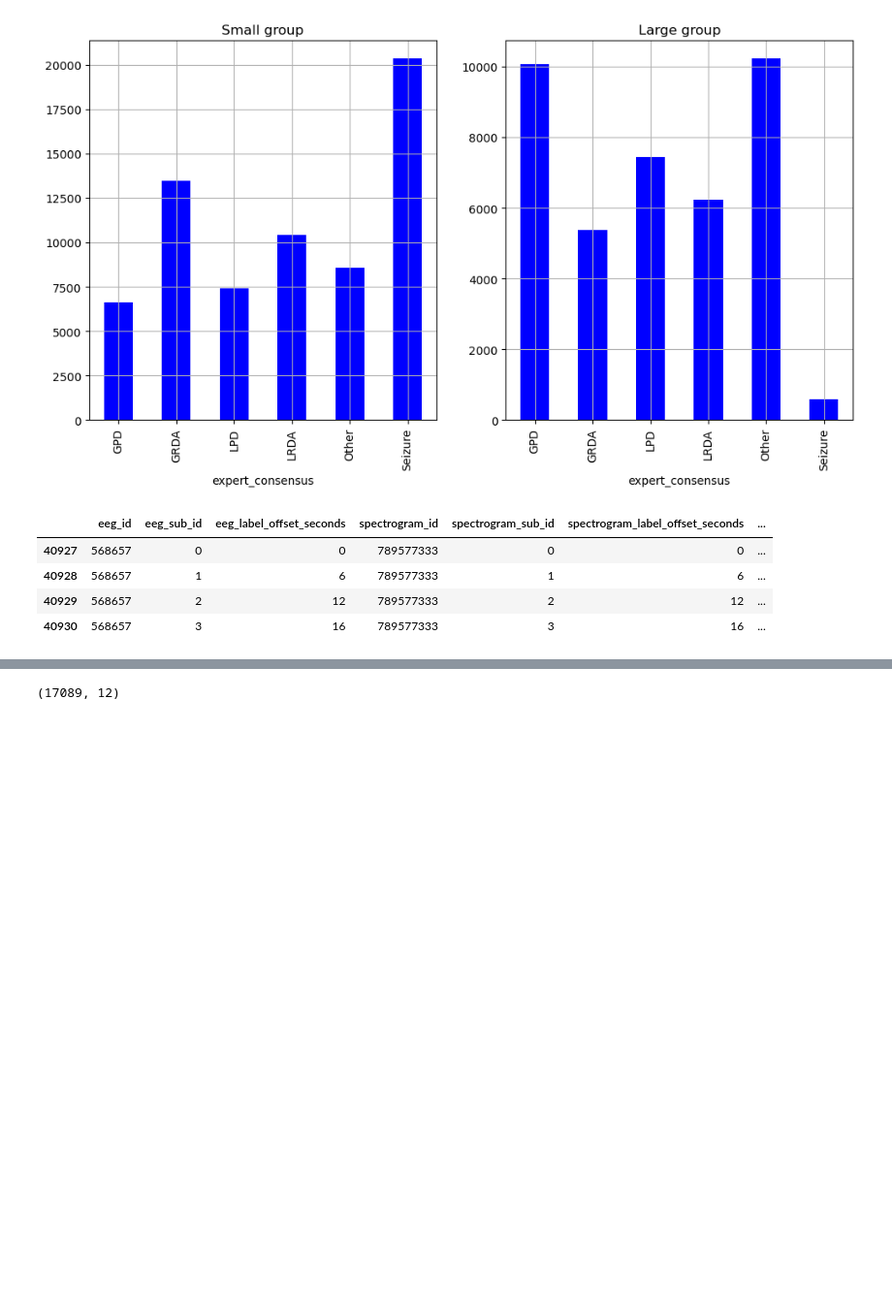
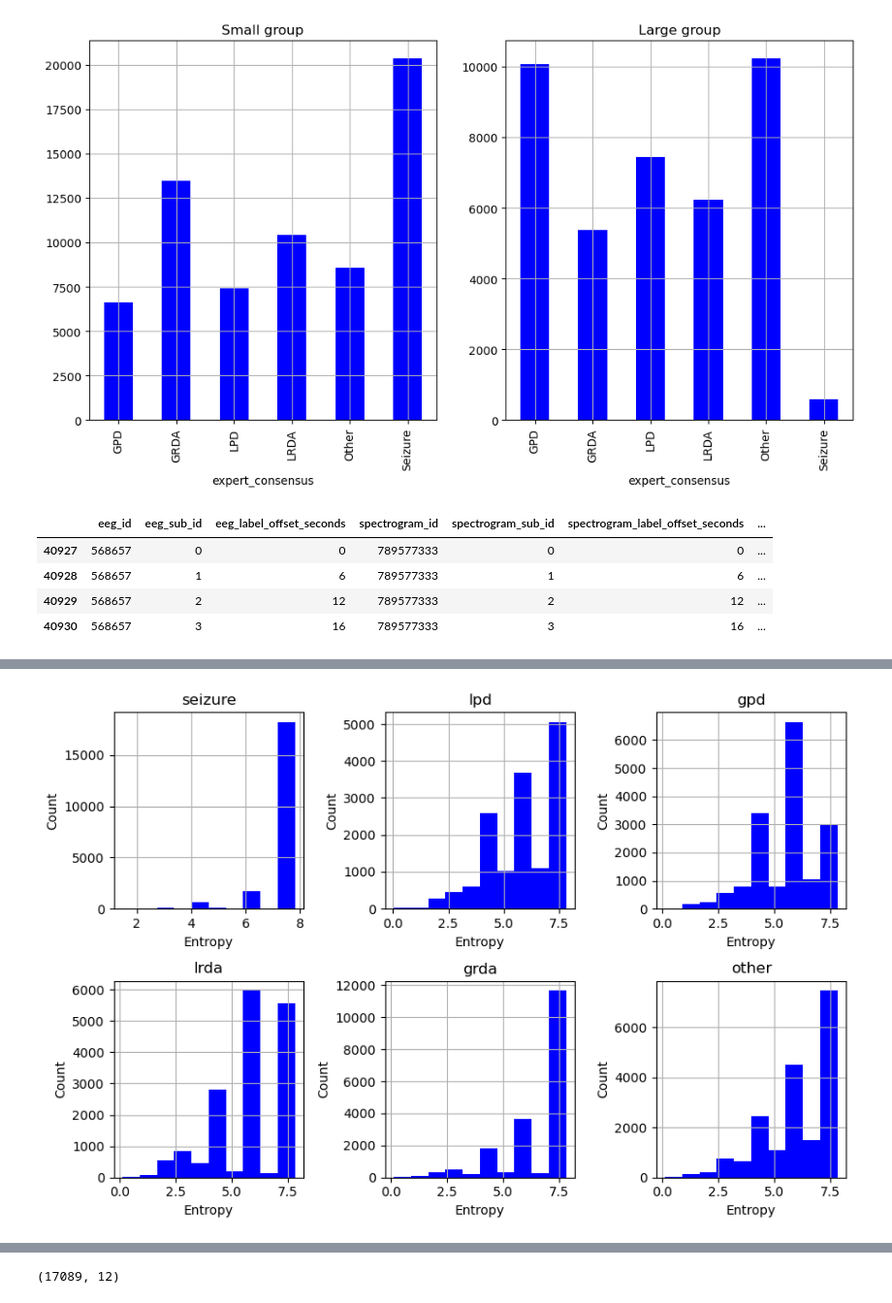
Before and after one commit to AzimuthLI/kaggle_hms, a Jupyter notebook: notebooks/EDA.ipynb, the cells around one changed output, grey strips where cells are left out. Shown at 97% size. Drawn from its saved outputs; the diff is of its cells as text; code cells hidden in the pictures; blank space fills up the shorter version.

```diff
--- a/notebooks/EDA.ipynb
+++ b/notebooks/EDA.ipynb
@@ -94,6 +94,9 @@ Small group: (66851, 15)
 Large group: (39949, 15)
 [figure]
 # %%
+from scipy.stats import entropy
+from scipy.special import rel_entr
+
 def get_non_overlap(df_csv, targets, group_key=['eeg_id'], calc_method='simple'):
     # Reference Discussion:
     # https://www.kaggle.com/competitions/hms-harmful-brain-activity-classification/discussion/467021
@@ -109,6 +112,11 @@ def get_non_overlap(df_csv, targets, group_key=['eeg_id'], calc_method='simple')
     # - the confidence is calculated considering:
     #   - the number of votes for the label
     #   - the agreement between the experts
+
+    def cal_entropy(row, tgt_list):
+        nc = len(tgt_list)
+        uniform_list = [1/nc for i in range(nc)]
+        return sum(rel_entr(uniform_list, row[tgt_list].astype('float32').values + 1e-5))
 
     tgt_list = targets.tolist()
     brain_activity = ['seizure', 'lpd', 'gpd', 'lrda', 'grda', 'other']
@@ -156,6 +164,8 @@ def get_non_overlap(df_csv, targets, group_key=['eeg_id'], calc_method='simple')
     train = train.reset_index(drop=False)
     train = train.merge(class_probs, on=group_key, how='left')
 
+    train["entropy"] = train.apply(cal_entropy, args=(tgt_list,), axis=1)
+
     return train
 # %%
 train_df[train_df['eeg_id'] == 568657]
@@ -173,7 +183,7 @@ train_df[train_df['eeg_id'] == 568657]
 # eeg_consensus
 # %%
 df_train_simple = get_non_overlap(train_df, targets, ['eeg_id', 'label_id'], calc_method='simple')
-df_train_simple = df_train_simple.dropna()
+
 print(df_train_simple.shape)
 display(df_train_simple.head(10))
 
@@ -208,3 +218,18 @@ display(df_train_simple[df_train_simple['eeg_id'] == 4284659653])
 | 106689 | 4284659653 | 4083734911 | 1841034439 | 2872 | 2872 | 32481 | LRDA | 0.000000 | 0.000000 | ... |
 | 106690 | 4284659653 | 4211041748 | 1841034439 | 2810 | 2810 | 32481 | LPD | 0.000000 | 0.909091 | ... |
 | 106691 | 4284659653 | 4284231588 | 1841034439 | 2750 | 2750 | 32481 | Seizure | 0.333333 | 0.333333 | ... |
+# %%
+fig, axes = plt.subplots(2, 3, figsize=(9, 6))
+brain_activity = ['seizure', 'lpd', 'gpd', 'lrda', 'grda', 'other']
+for i, ax in enumerate(axes.flatten()):
+    label = brain_activity[i]
+    sub_df = df_train_simple[df_train_simple['target'].str.lower() == label]
+    sub_df['entropy'].plot(kind='hist', title=label, bins=10, color='blue', grid=True, ax=ax)
+    ax.set_xlabel('Entropy')
+    ax.set_ylabel('Count')
+    ax.set_title(label)
+
+fig.tight_layout()
+plt.show()
+# %% [output]
+[figure, added]
```
Also changed, not shown: parts of 2 cells of this notebook, 5 other files.
